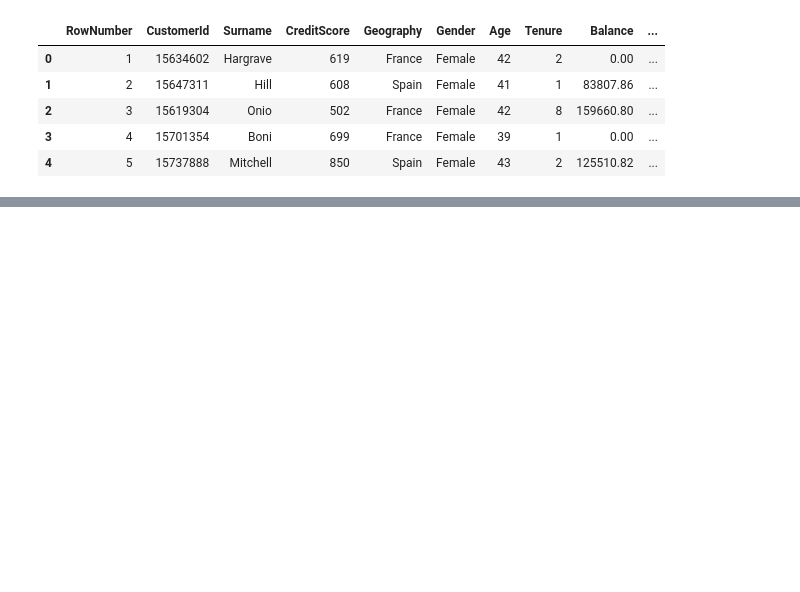
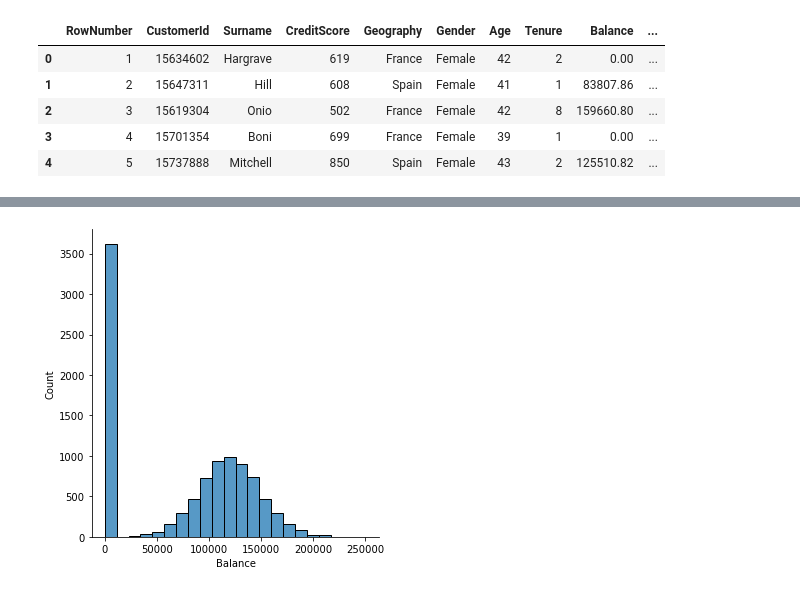
Before and after one commit to Eduu1/Portf-lio-Data-Science, a Jupyter notebook: Projeto_Bank_Customer_churn/Notebook_Projeto.ipynb, the cells around one changed output, grey strips where cells are left out. Drawn from its saved outputs; the diff is of its cells as text; code cells hidden in the pictures; blank space fills up the shorter version.

```diff
--- a/Projeto_Bank_Customer_churn/Notebook_Projeto.ipynb
+++ b/Projeto_Bank_Customer_churn/Notebook_Projeto.ipynb
@@ -17,0 +59,5 @@ dataset.head()
+# %%
+sns.displot(x = 'Balance', data = dataset)
+plt.show()
+# %% [output]
+[figure, added]
```
Also changed, not shown: parts of 14 cells of this notebook.
